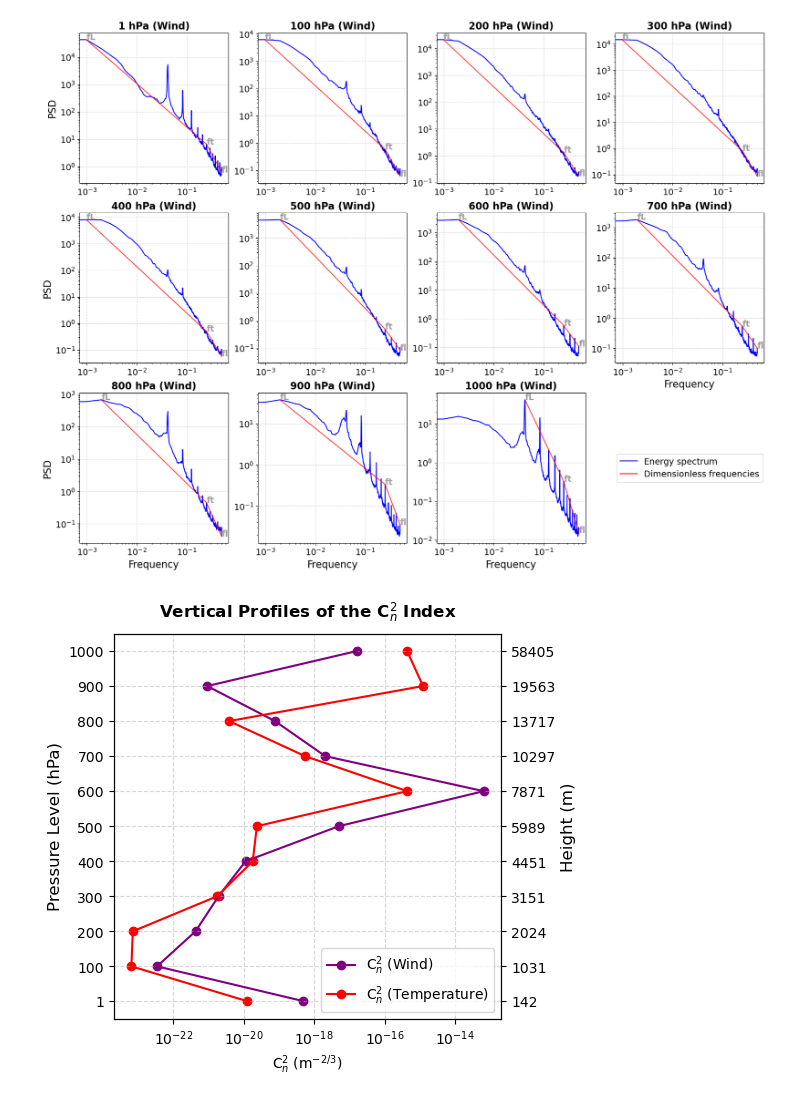
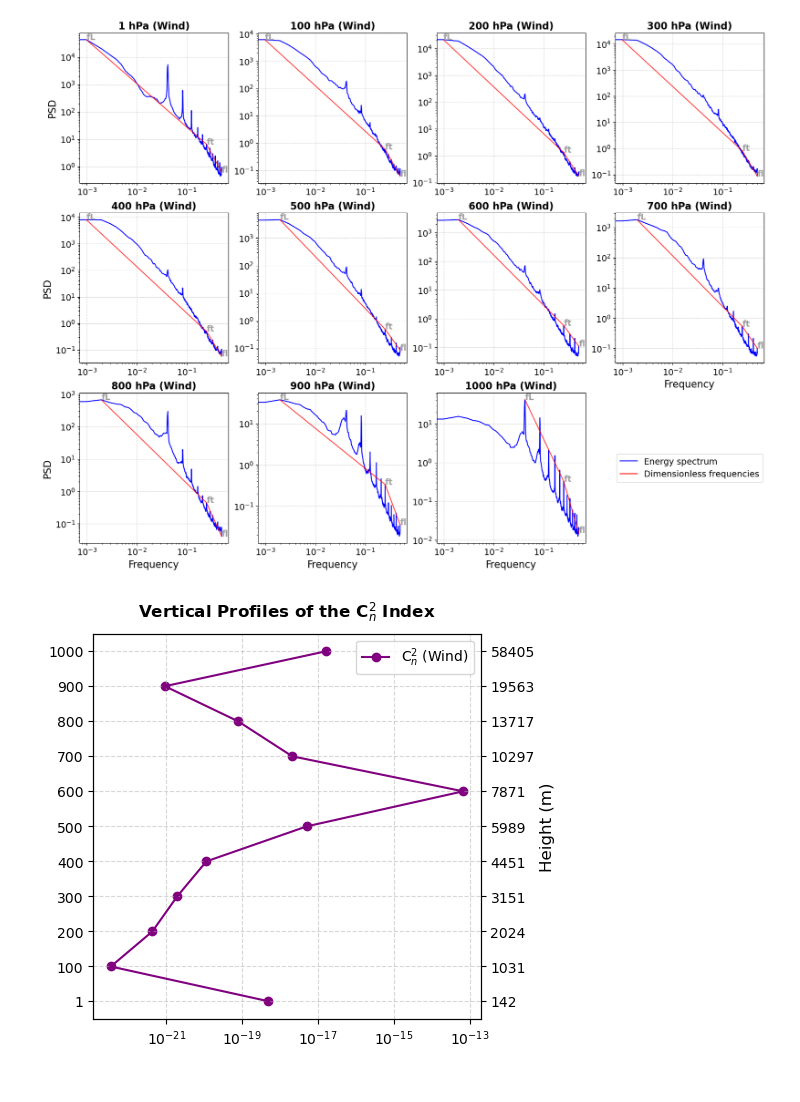
Before and after one commit to killatc/GSST-daytime-sky-quality, a Jupyter notebook: src/CN2/Calculating_CN2.ipynb, the cells around one changed output. Saved outputs shown, nothing was run; the diff lists cells and outputs as text; code cells hidden in the pictures.

```diff
--- a/src/CN2/Calculating_CN2.ipynb
+++ b/src/CN2/Calculating_CN2.ipynb
@@ -242,34 +242,34 @@ profile_cn2 = {
 # %%
 # Plotting cn2
 
 fig, ax = plt.subplots(1, 1, figsize=(5, 5))
 
 ax.set_title(r"Vertical Profiles of the C$^{2}_{n}$ Index", fontweight='bold', y=1.02)
 ax.plot(profile_cn2['wind_cn2'], profile_cn2['heights'], color='purple')
 ax.scatter(profile_cn2['wind_cn2'], profile_cn2['heights'], color='purple')
 ax.set_yticks(profile_cn2['heights'])
 ax.plot([], 'o-', color='purple', label=r'C$^{2}_{n}$ (Wind)')
 
-ax.plot(profile_cn2['temp_cn2'], profile_cn2['heights'], color='red')
-ax.scatter(profile_cn2['temp_cn2'], profile_cn2['heights'], color='red')
-ax.plot([], 'o-', color='red', label=r'C$^{2}_{n}$ (Temperature)')
-ax.set_ylabel("Pressure Level (hPa)", fontsize=12)
-ax.set_xlabel(r"C$^{2}_{n}$ (m$^{-2/3}$)")
+# ax.plot(profile_cn2['temp_cn2'], profile_cn2['heights'], color='red')
+# ax.scatter(profile_cn2['temp_cn2'], profile_cn2['heights'], color='red')
+# ax.plot([], 'o-', color='red', label=r'C$^{2}_{n}$ (Temperature)')
+# ax.set_ylabel("Pressure Level (hPa)", fontsize=12)
+# ax.set_xlabel(r"C$^{2}_{n}$ (m$^{-2/3}$)")
 
 # Create secondary y-axis
 ax2 = ax.twinx()
 ax2.plot(['']*len(profile_cn2['heights']), profile_cn2['heights'], color='black', alpha=0)
 
 # New list of values for secondary y-axis tick labels (modify as needed)]
 ax2.set_yticks(profile_cn2['heights'])
 ax2.set_yticklabels([int(v) for v in profile_cn2['altitudes'][::-1]])
 ax2.set_ylabel("Height (m)", fontsize=12)
 
 ax.legend()
 ax.grid(ls='--', alpha=0.5)
 ax.set_xscale('log')
 
 plt.savefig("Vertical_Profiles_cn2.png", dpi=72, pad_inches=0.1, bbox_inches='tight')
 plt.savefig("Vertical_Profiles_cn2.pdf", dpi=150, pad_inches=0.1, bbox_inches='tight')
 # %% [output]
-[figure, old version]
+[figure, new version]
```
Also changed, not shown: 15 other files.
